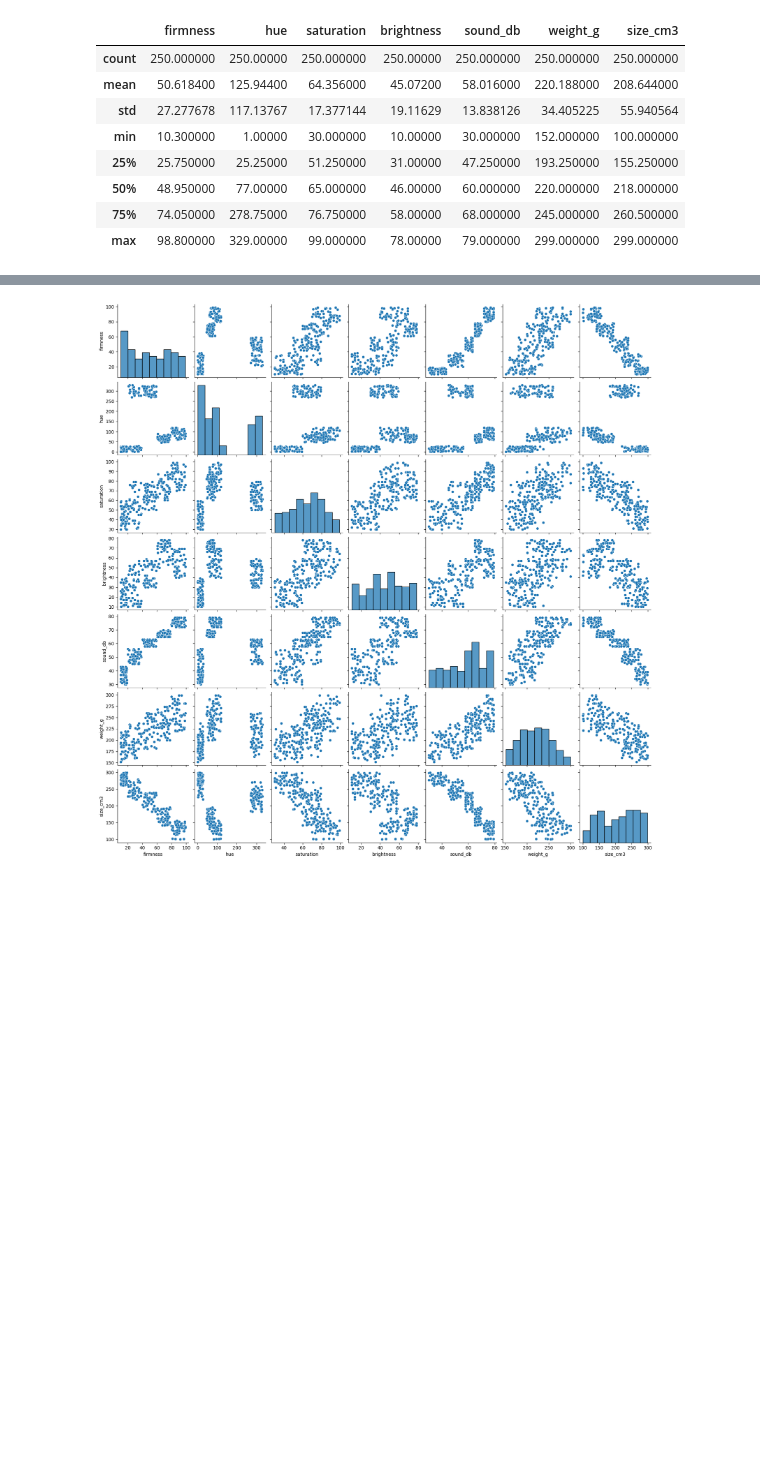
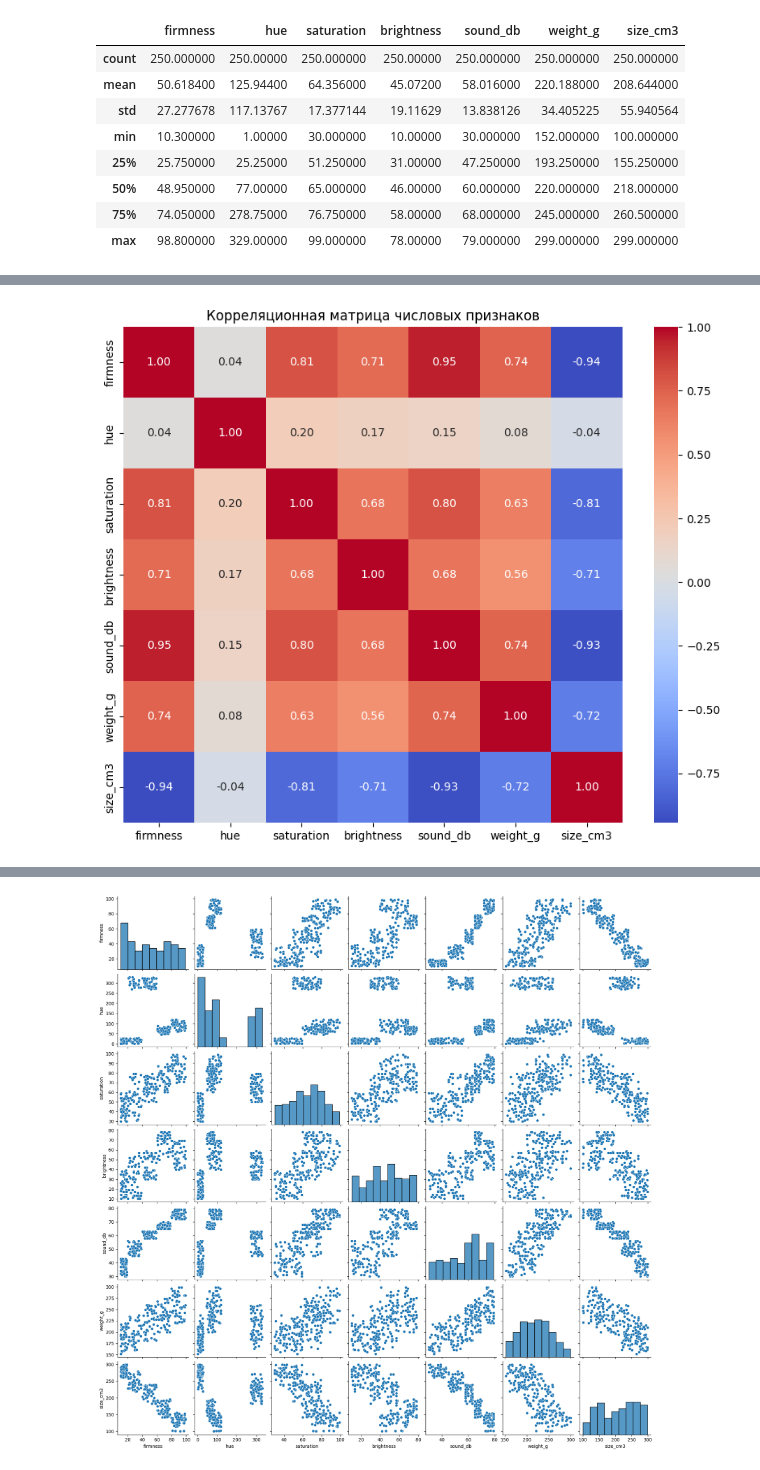
Before and after one commit to NeoGitHabs/ml_avocado_ripeness_datasett, a Jupyter notebook: AvocadoRipenessDataset/AvocadoRipenessDataset.ipynb, the cells around one changed output, grey strips where cells are left out. Drawn from its saved outputs; the diff is of its cells as text; code cells hidden in the pictures; blank space fills up the shorter version.

```diff
--- a/AvocadoRipenessDataset/AvocadoRipenessDataset.ipynb
+++ b/AvocadoRipenessDataset/AvocadoRipenessDataset.ipynb
@@ -54,0 +75,11 @@ df.describe()
+# %%
+# Корреляция между числовыми признаками
+numeric_cols = ['firmness', 'hue', 'saturation', 'brightness',
+                'sound_db', 'weight_g', 'size_cm3']
+
+plt.figure(figsize=(10, 8))
+sns.heatmap(df[numeric_cols].corr(), annot=True, cmap='coolwarm', fmt='.2f')
+plt.title('Корреляционная матрица числовых признаков')
+plt.show()
+# %% [output]
+[figure, added]
```
Also changed, not shown: parts of 7 cells of this notebook, 4 other files.
